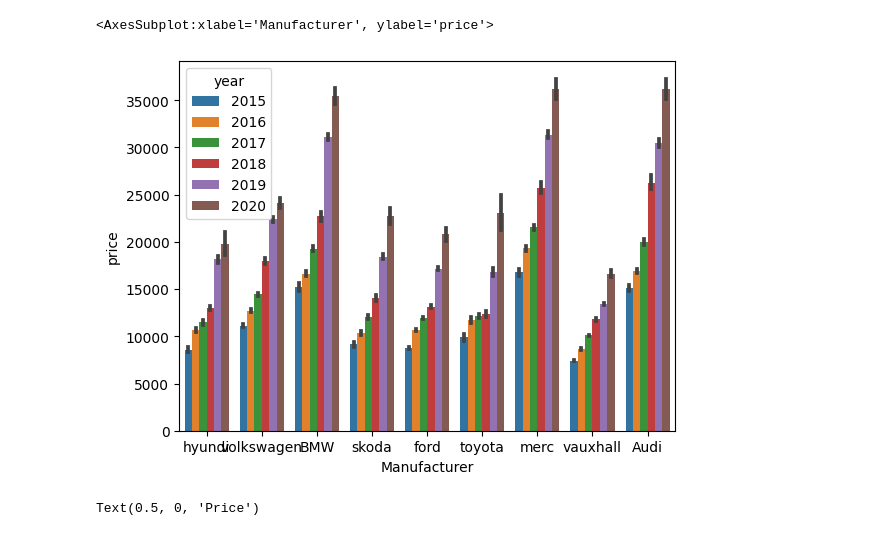
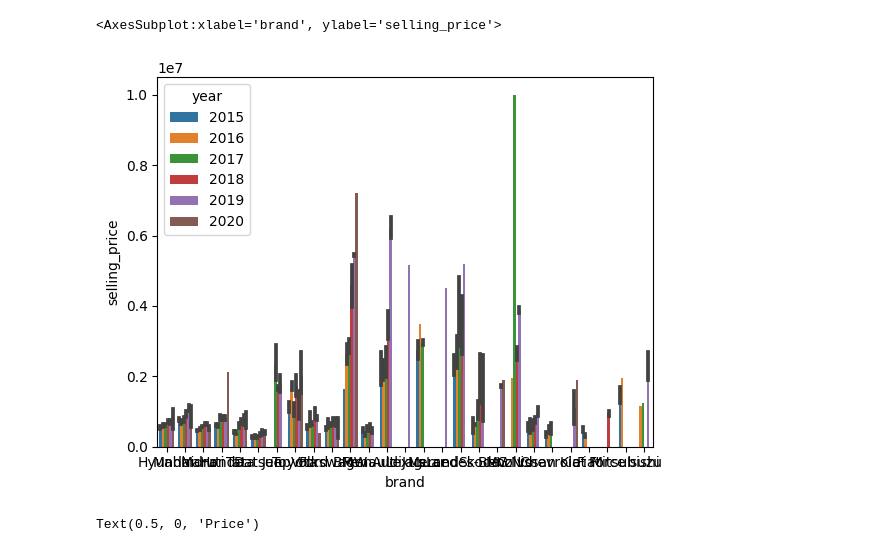
Before and after one commit to forsterboy/DS_final_project, a Jupyter notebook: cars_data_visualization.ipynb, the cells around one changed output. Saved outputs shown, nothing was run; the diff lists cells and outputs as text; code cells hidden in the pictures.

```diff
--- a/cars_data_visualization.ipynb
+++ b/cars_data_visualization.ipynb
@@ -5,6 +5,6 @@ import matplotlib.pyplot as plt
 import seaborn as sns
 %matplotlib inline
 
-cars_df = pd.read_csv('data/CarsData.csv')
+cars_df = pd.read_csv('data/cars_after_eda.csv')
 cars_df.head()
 # %% [output]
@@ -88,8 +88,8 @@ sns.barplot(data=cars_df.query("year > 2016"), x="fuelType", y="price", hue="yea
 # %%
-sns.barplot(data=cars_df.query("2021 > year > 2014"), x="Manufacturer", y="price", hue="year")
+sns.barplot(data=cars_df.query("2021 > year > 2014"), x="brand", y="selling_price", hue="year")
 # %% [output]
-<AxesSubplot:xlabel='Manufacturer', ylabel='price'>
+<AxesSubplot:xlabel='brand', ylabel='selling_price'>
-[figure, old version]
+[figure, new version]
 # %%
 figure = plt.figure(figsize=(12,7))
 cars_df.query("fuelType == 'Diesel'")['price'].hist(alpha=0.5, bins=30, label='fuelType == Diesel')
```
Also changed, not shown: parts of 5 cells of this notebook, 13 other files.
